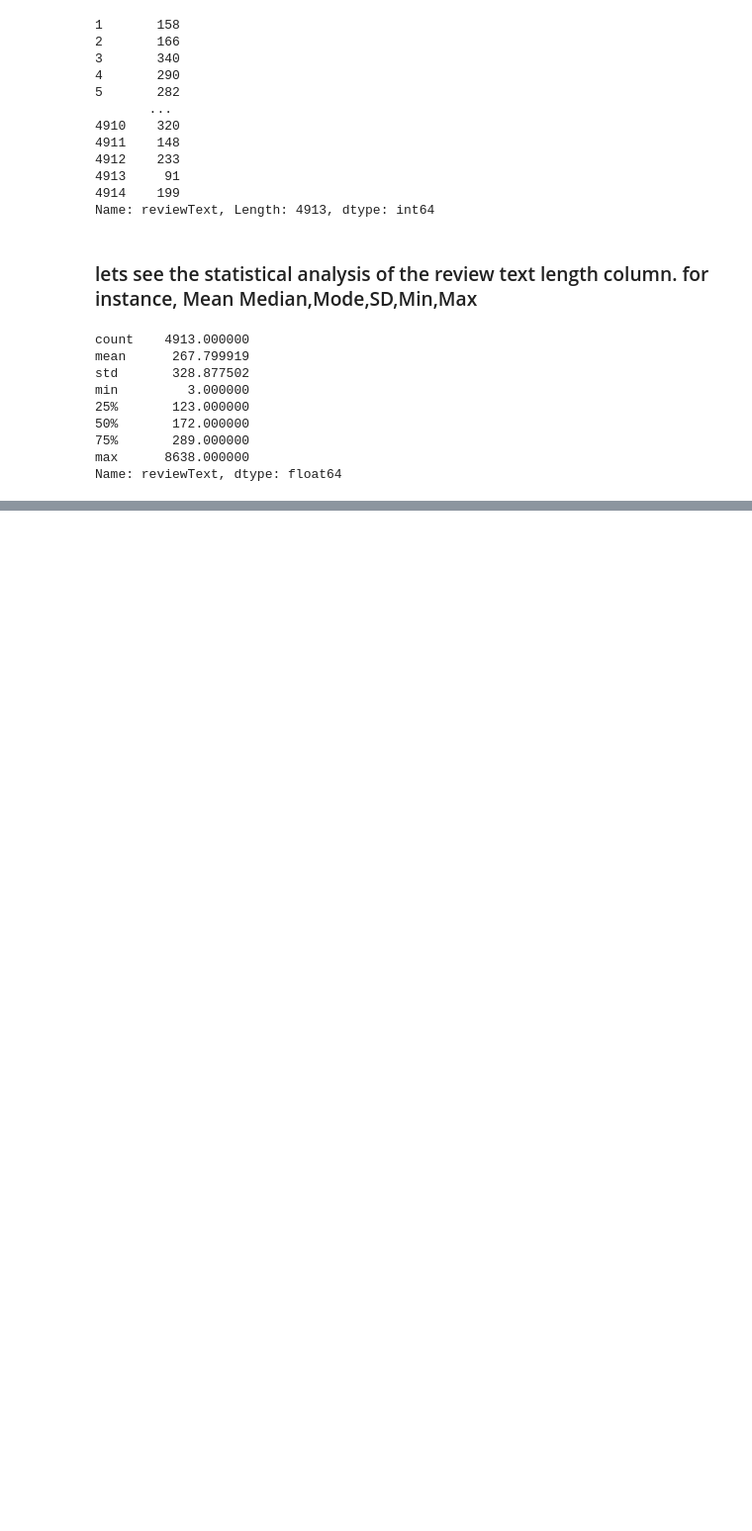
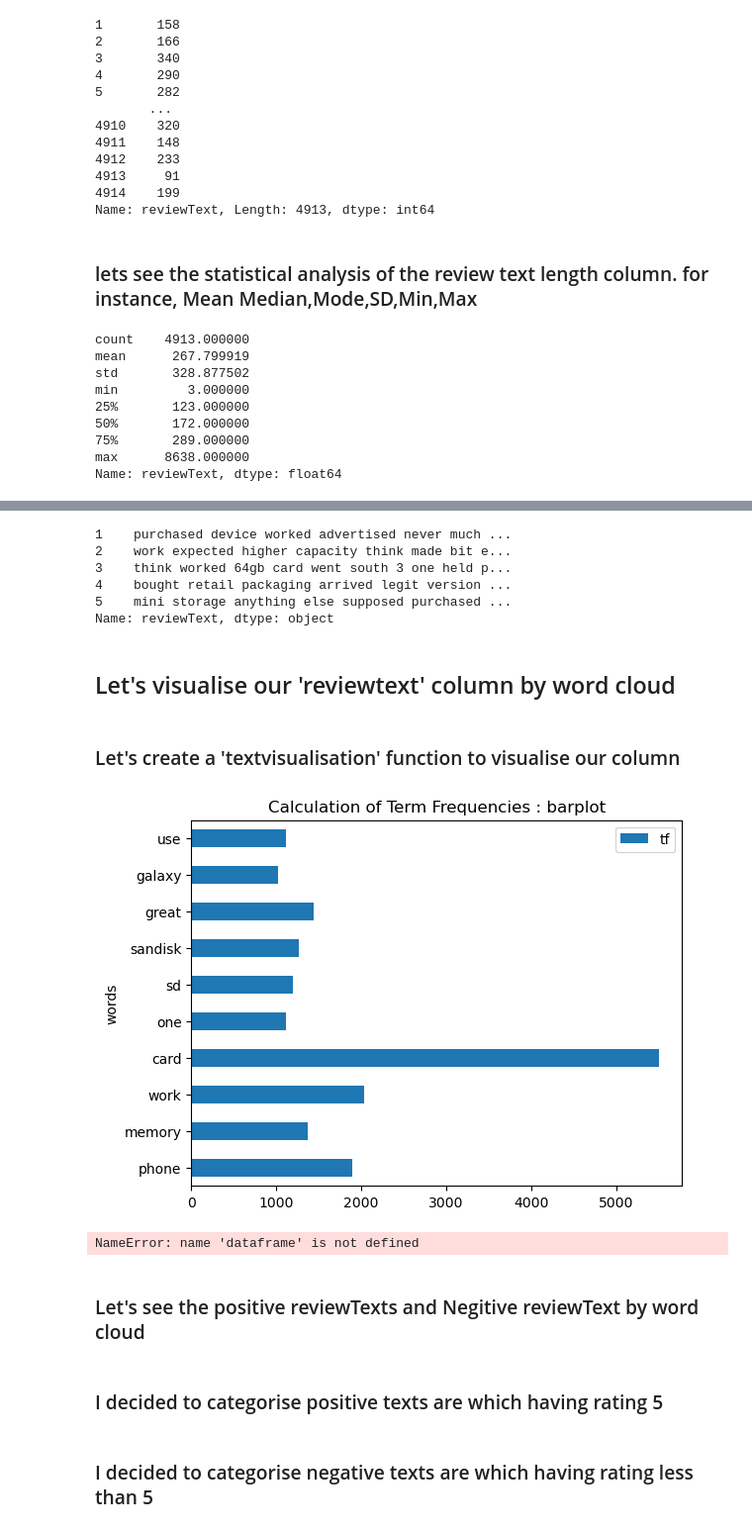
Before and after one commit to Shilpa206/Sentiment-Analysis-on-Amazon-Reviews, a Jupyter notebook: AmazonReviews_SentimentAnalysis.ipynb, the cells around one changed output, grey strips where cells are left out. Shown at 99% size. Saved outputs shown, nothing was run; the diff lists cells and outputs as text; code cells hidden in the pictures; blank space fills up the shorter version.

Commit message:
done with reviewText preprocessing(cleaning) and visualising that column

```diff
--- a/AmazonReviews_SentimentAnalysis.ipynb
+++ b/AmazonReviews_SentimentAnalysis.ipynb
@@ -227,0 +302,44 @@ Name: reviewText, Length: 4913, dtype: int64
+# %%
+df["reviewText"].head()
+# %% [output]
+1    purchased device worked advertised never much ...
+2    work expected higher capacity think made bit e...
+3    think worked 64gb card went south 3 one held p...
+4    bought retail packaging arrived legit version ...
+5    mini storage anything else supposed purchased ...
+Name: reviewText, dtype: object
+# %% [markdown]
+## Let's visualise our 'reviewtext' column by word cloud
+# %% [markdown]
+### Let's create a 'textvisualisation' function to visualise our column
+# %%
+def text_visualisation(df, dep_var, barplot=True, wordcloud=True):
+    #calculate the terms frequencies in the column reviewText
+    tf = df[dep_var].apply(lambda x: pd.value_counts(x.split(" "))).sum(axis=0).reset_index()
+    tf.columns=["words", "tf"]
+
+    #barplot
+    if barplot:
+        tf[tf["tf"]>1000].plot.barh(x="words", y="tf")
+        plt.title("Calculation of Term Frequencies : barplot")
+        plt.show()
+
+    #wordCloud
+    if wordcloud:
+        text = " ".join(i for i in dataframe[dependent_var])
+        wordcloud = WordCloud(max_font_size=100, max_words=1000, background_color="white").generate(text)
+        plt.figure(figsize=[10, 10])
+        plt.imshow(wordcloud, interpolation="bilinear")
+        plt.axis("off")
+        plt.title("Calculation of Term Frequencies : wordcloud")
+        plt.show()
+        wordcloud.to_file("wordcloud.png")
+
+text_visualisation(df, "reviewText")
+# %% [output]
+[figure, added]
+NameError: name 'dataframe' is not defined
+# %% [markdown]
+### Let's see the positive reviewTexts and Negitive reviewText by word cloud
+# %% [markdown]
+### I decided to categorise positive texts are which having rating 5
@@ -227,0 +348,2 @@ Name: reviewText, Length: 4913, dtype: int64
+# %% [markdown]
+### I decided to categorise negative texts are which having rating less than 5
```
Also changed, not shown: parts of 27 cells of this notebook, 1 other file.
